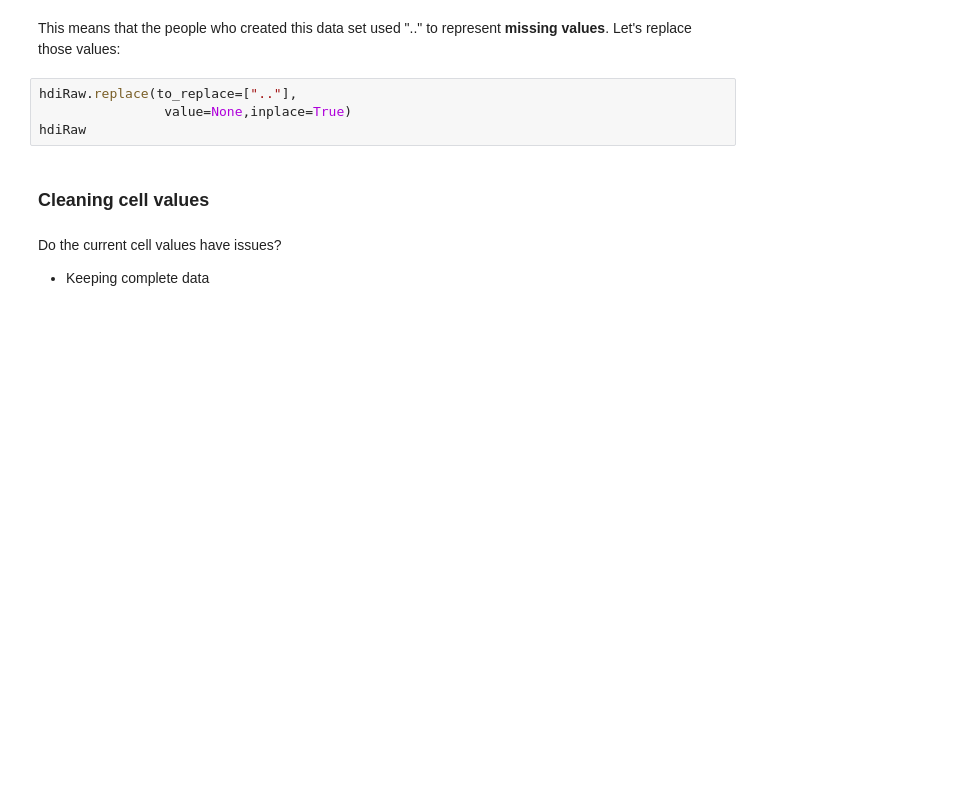
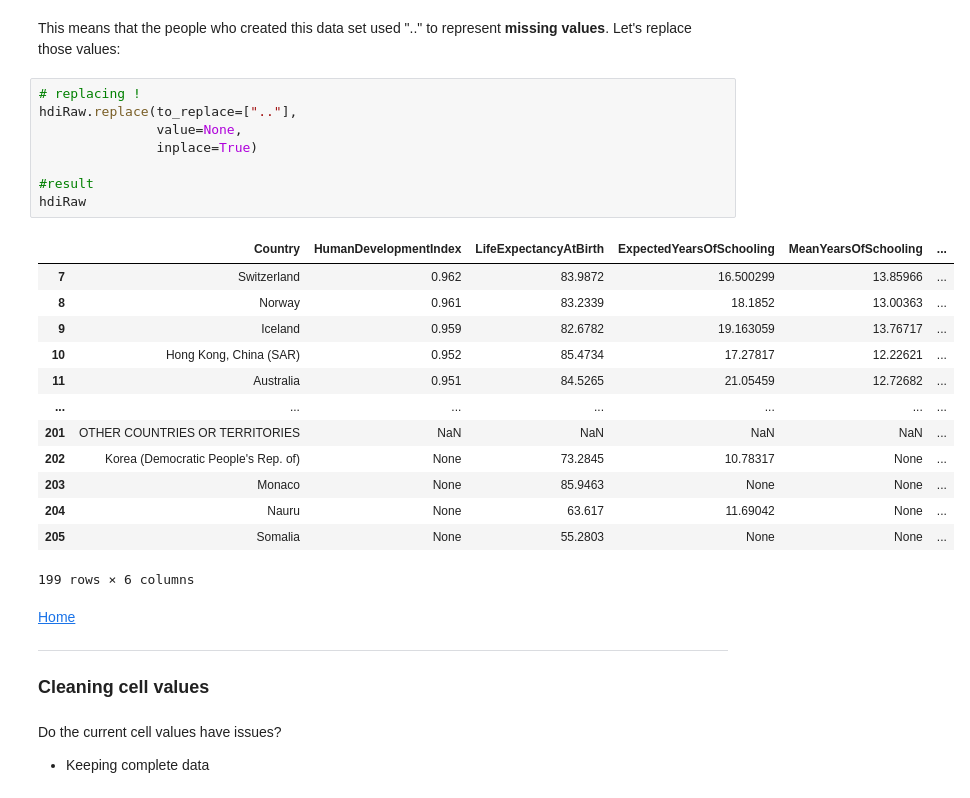
Before and after one commit to eScienceWinterSchool/PythonSession, a Jupyter notebook: index.ipynb, the cells around one changed output. Saved outputs shown, nothing was run; the diff lists cells and outputs as text; blank space fills up the shorter version.

```diff
--- a/index.ipynb
+++ b/index.ipynb
@@ -203,10 +510,33 @@ for i in range(hdiRaw.shape[1]):
 # %% [markdown]
 This means that the people who created this data set used ".." to represent **missing values**. Let's replace those values:
 # %%
+# replacing !
 hdiRaw.replace(to_replace=[".."],
-                value=None,inplace=True)
+               value=None,
+               inplace=True)
+
+#result
 hdiRaw
+# %% [output]
+|  | Country | HumanDevelopmentIndex | LifeExpectancyAtBirth | ExpectedYearsOfSchooling | MeanYearsOfSchooling | ... |
+| 7 | Switzerland | 0.962 | 83.9872 | 16.500299 | 13.85966 | ... |
+| 8 | Norway | 0.961 | 83.2339 | 18.1852 | 13.00363 | ... |
+| 9 | Iceland | 0.959 | 82.6782 | 19.163059 | 13.76717 | ... |
+| 10 | Hong Kong, China (SAR) | 0.952 | 85.4734 | 17.27817 | 12.22621 | ... |
+| 11 | Australia | 0.951 | 84.5265 | 21.05459 | 12.72682 | ... |
+| ... | ... | ... | ... | ... | ... | ... |
+| 201 | OTHER COUNTRIES OR TERRITORIES | NaN | NaN | NaN | NaN | ... |
+| 202 | Korea (Democratic People's Rep. of) | None | 73.2845 | 10.78317 | None | ... |
+| 203 | Monaco | None | 85.9463 | None | None | ... |
+| 204 | Nauru | None | 63.617 | 11.69042 | None | ... |
+| 205 | Somalia | None | 55.2803 | None | None | ... |
+199 rows × 6 columns
 # %% [markdown]
+[Home](#home)
+______
+
+<a id='cleancellvalues'></a>
+
 ### Cleaning cell values
 # %% [markdown]
 Do the current cell values have issues?
```
Also changed, not shown: parts of 107 cells of this notebook, 6 other files.
